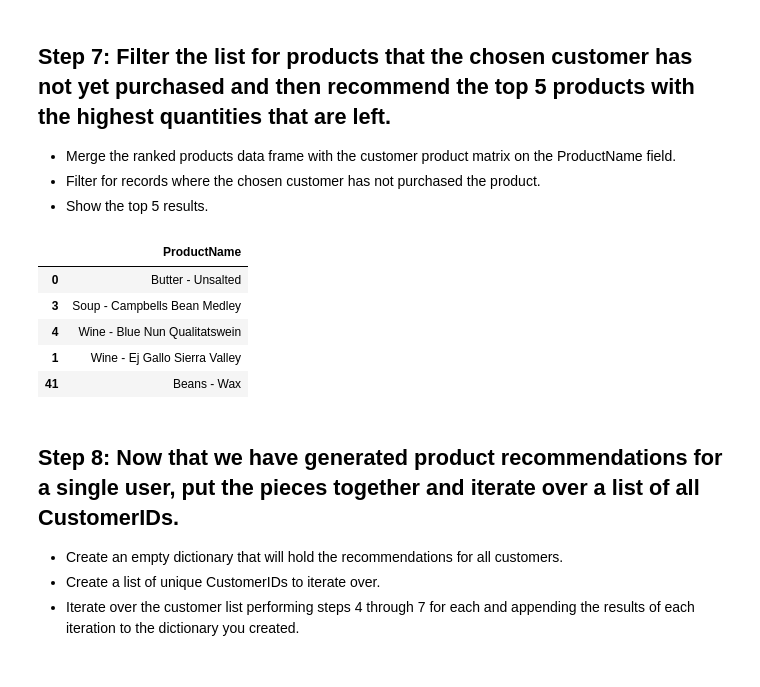
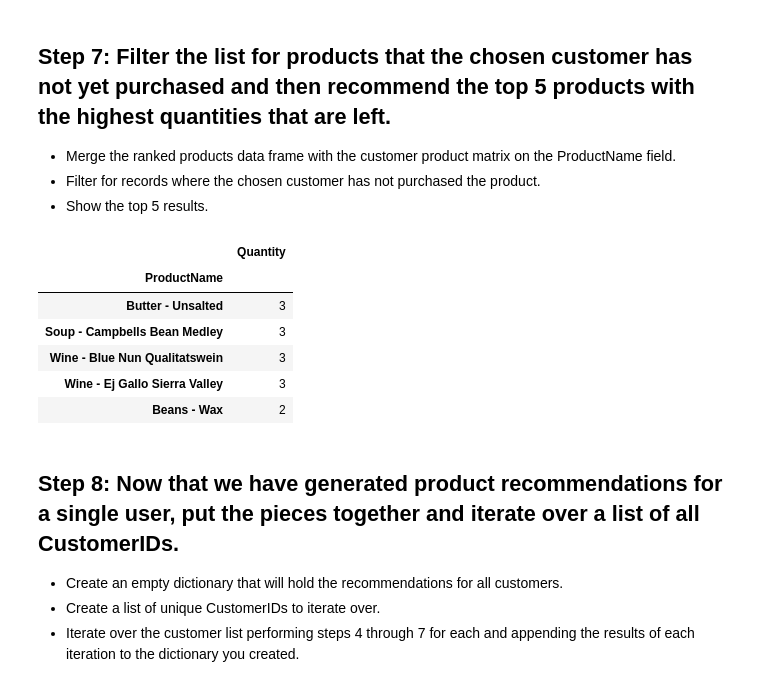
Before and after one commit to alejandroperela/datamad0119, a Jupyter notebook: module-2/lab-intro-recommender-systems/your-code/main.ipynb, the cells around one changed output. Saved outputs shown, nothing was run; the diff lists cells and outputs as text; code cells hidden in the pictures.

```diff
--- a/module-2/lab-intro-recommender-systems/your-code/main.ipynb
+++ b/module-2/lab-intro-recommender-systems/your-code/main.ipynb
@@ -91,6 +91,6 @@ data5.head()
 
 This will give you the total number of each product purchased by the 5 most similar customers to the customer you selected in order from most purchased to least.
 # %%
-data5_new = data5.groupby('ProductName', as_index=False).agg({'Quantity':'sum'}).sort_values(['Quantity'],ascending=False)
+data5_new = data5.groupby('ProductName').agg({'Quantity':'sum'}).sort_values(['Quantity'],ascending=False)
 data5_new.head()
 # %% [output]
@@ -107,17 +108,17 @@ data5_new.head()
 - Filter for records where the chosen customer has not purchased the product.
 - Show the top 5 results.
 # %%
-merged = pd.merge(data5_new, quantities_pivot, on='ProductName')
-merged = merged.loc[merged[33]==0].sort_values(['Quantity'],ascending=False).head()
-merged = pd.DataFrame(merged.ProductName)
-merged
+merged = data5_new.merge(quantities_pivot, on='ProductName')
+merged = merged.loc[merged[33]==0].sort_values(['Quantity'],ascending=False)['Quantity'].head()
+pd.DataFrame(merged)
 # %% [output]
-|  | ProductName |
-| 0 | Butter - Unsalted |
-| 3 | Soup - Campbells Bean Medley |
-| 4 | Wine - Blue Nun Qualitatswein |
-| 1 | Wine - Ej Gallo Sierra Valley |
-| 41 | Beans - Wax |
+|  | Quantity |
+| ProductName |  |
+| Butter - Unsalted | 3 |
+| Soup - Campbells Bean Medley | 3 |
+| Wine - Blue Nun Qualitatswein | 3 |
+| Wine - Ej Gallo Sierra Valley | 3 |
+| Beans - Wax | 2 |
 # %% [markdown]
 ## Step 8: Now that we have generated product recommendations for a single user, put the pieces together and iterate over a list of all CustomerIDs.
 
```
Also changed, not shown: parts of 9 cells of this notebook.
